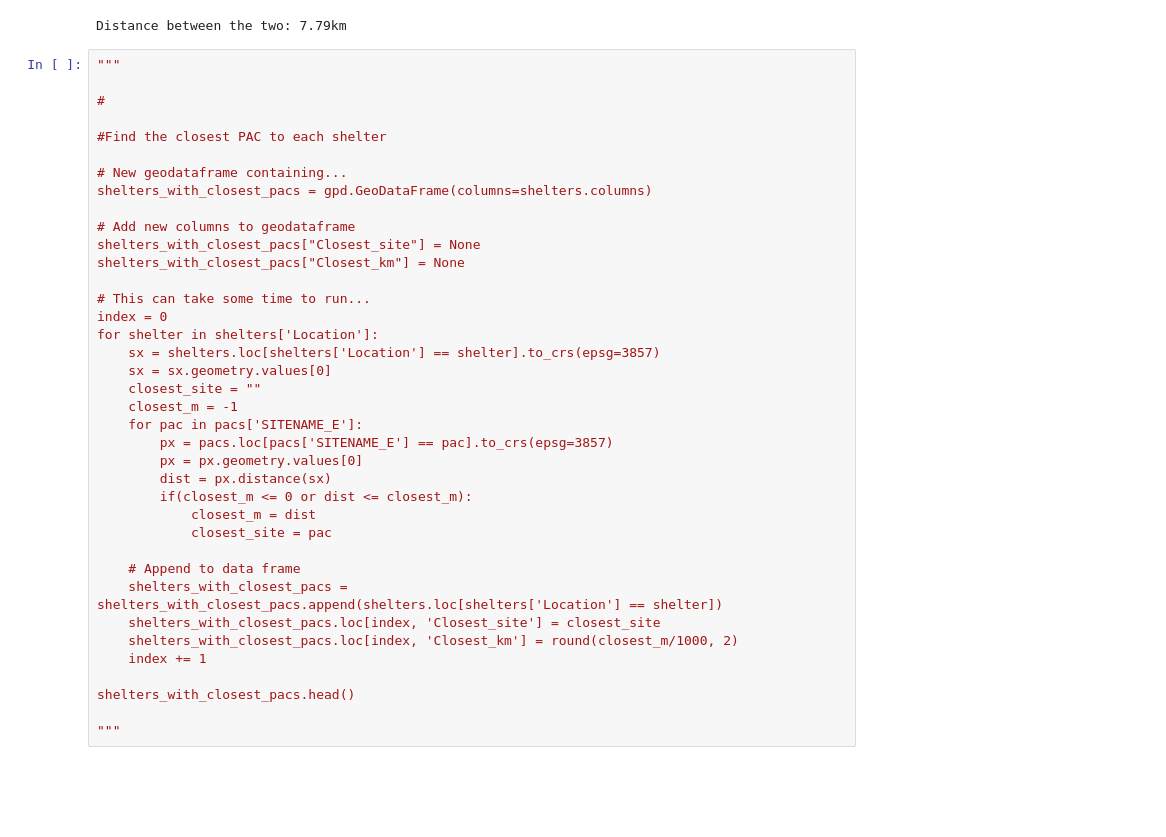
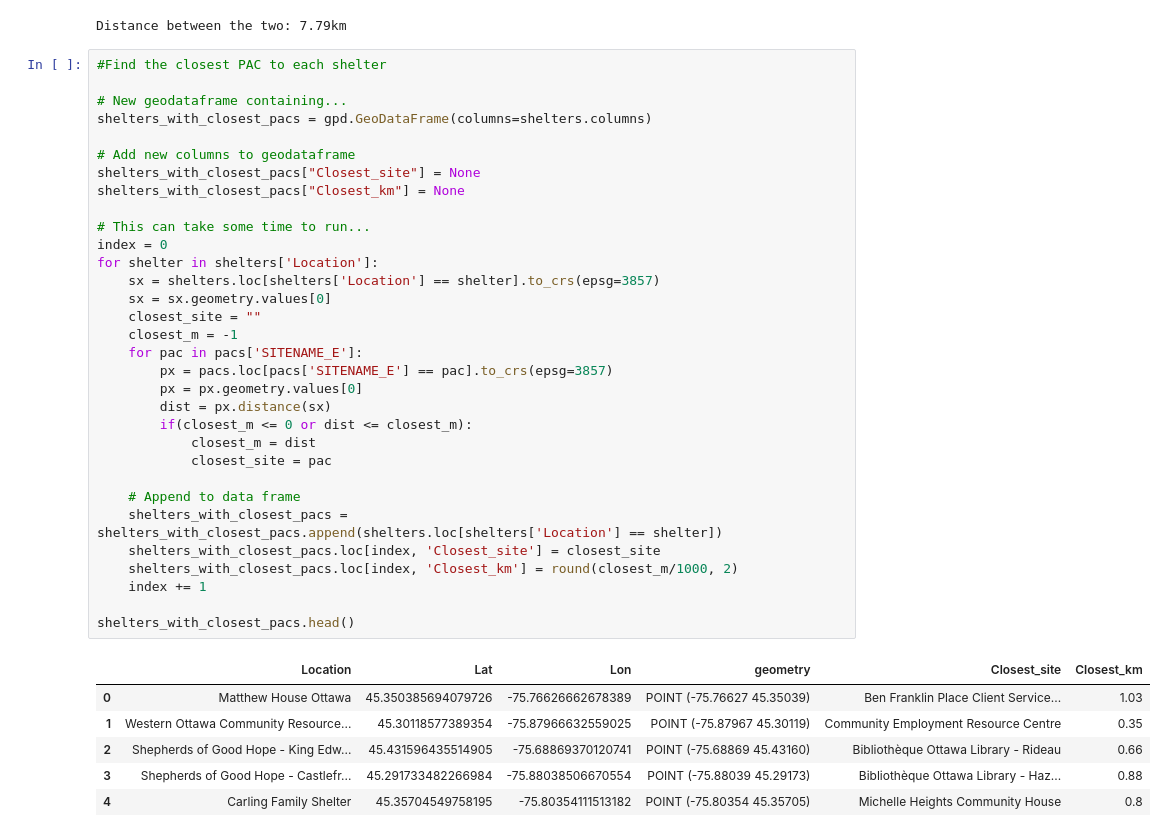
Before and after one commit to omarkawach/computer-access-for-homeless-in-ottawa, a Jupyter notebook: notebooks/pacs_solver.ipynb, the cells around one changed output. Drawn from its saved outputs; the diff is of its cells as text; blank space fills up the shorter version.

```diff
--- a/notebooks/pacs_solver.ipynb
+++ b/notebooks/pacs_solver.ipynb
@@ -130,41 +133,42 @@ print(f"Distance between the two: {round(dist/1000, 2)}km")
 # %% [output]
 Distance between the two: 7.79km
 # %%
-"""
-
-#
-
 #Find the closest PAC to each shelter
 
 # New geodataframe containing...
 shelters_with_closest_pacs = gpd.GeoDataFrame(columns=shelters.columns)
 
 # Add new columns to geodataframe
 shelters_with_closest_pacs["Closest_site"] = None
 shelters_with_closest_pacs["Closest_km"] = None
 
 # This can take some time to run...
 index = 0
 for shelter in shelters['Location']:
     sx = shelters.loc[shelters['Location'] == shelter].to_crs(epsg=3857)
     sx = sx.geometry.values[0]
     closest_site = ""
     closest_m = -1
     for pac in pacs['SITENAME_E']:
         px = pacs.loc[pacs['SITENAME_E'] == pac].to_crs(epsg=3857)
         px = px.geometry.values[0]
         dist = px.distance(sx)
         if(closest_m <= 0 or dist <= closest_m):
             closest_m = dist
             closest_site = pac
 
     # Append to data frame
     shelters_with_closest_pacs = shelters_with_closest_pacs.append(shelters.loc[shelters['Location'] == shelter])
     shelters_with_closest_pacs.loc[index, 'Closest_site'] = closest_site
     shelters_with_closest_pacs.loc[index, 'Closest_km'] = round(closest_m/1000, 2)
     index += 1
 
 shelters_with_closest_pacs.head()
-
-"""
+# %% [output]
+|  | Location | Lat | Lon | geometry | Closest_site | Closest_km |
+| 0 | Matthew House Ottawa | 45.350385694079726 | -75.76626662678389 | POINT (-75.76627 45.35039) | Ben Franklin Place Client Service... | 1.03 |
+| 1 | Western Ottawa Community Resource... | 45.30118577389354 | -75.87966632559025 | POINT (-75.87967 45.30119) | Community Employment Resource Centre | 0.35 |
+| 2 | Shepherds of Good Hope - King Edw... | 45.431596435514905 | -75.68869370120741 | POINT (-75.68869 45.43160) | Bibliothèque Ottawa Library - Rideau | 0.66 |
+| 3 | Shepherds of Good Hope - Castlefr... | 45.291733482266984 | -75.88038506670554 | POINT (-75.88039 45.29173) | Bibliothèque Ottawa Library - Haz... | 0.88 |
+| 4 | Carling Family Shelter | 45.35704549758195 | -75.80354111513182 | POINT (-75.80354 45.35705) | Michelle Heights Community House | 0.8 |
 # %%
```
Also changed, not shown: parts of 11 cells of this notebook, 4 other files.
